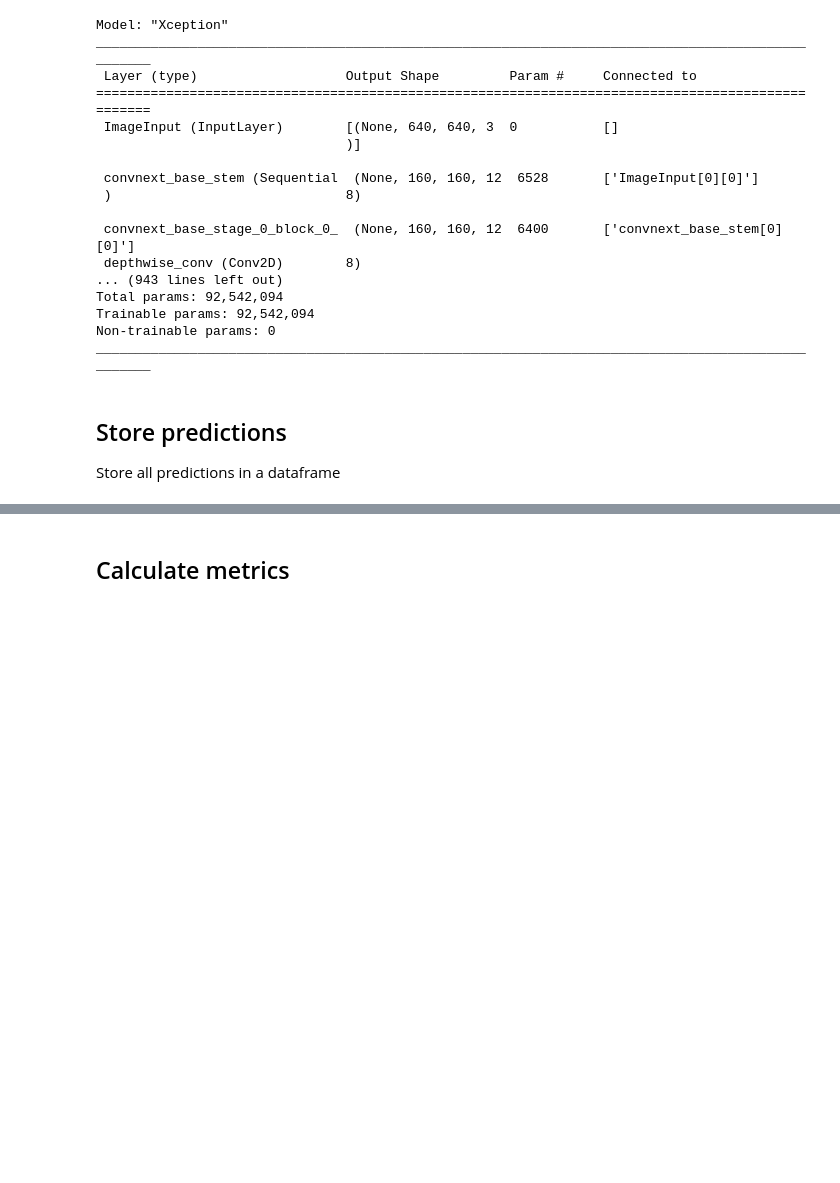
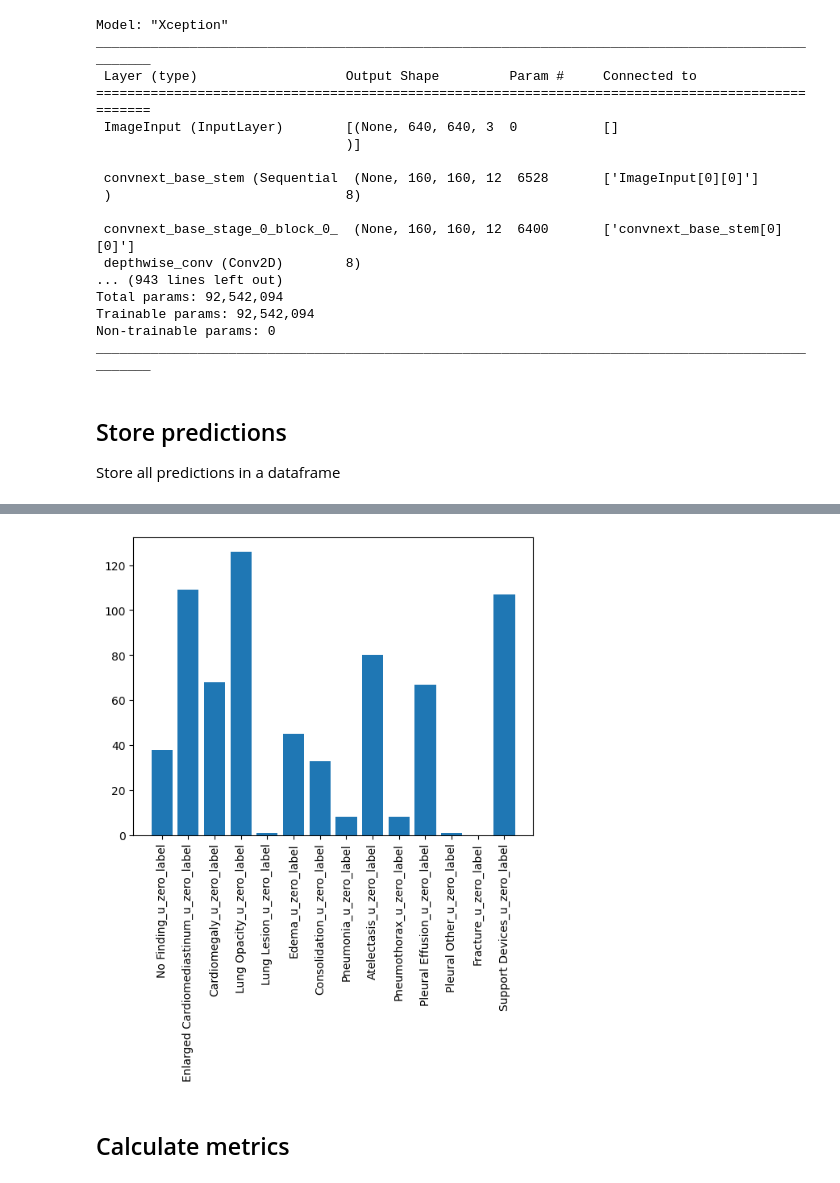
Before and after one commit to smith478/medical-imaging, a Jupyter notebook: notebooks/model_analysis.ipynb, the cells around one changed output, grey strips where cells are left out. Cells and saved outputs as stored; diff of their text form; code cells hidden in the pictures; blank space fills up the shorter version.

Commit message:
Updating model analysis code

```diff
--- a/notebooks/model_analysis.ipynb
+++ b/notebooks/model_analysis.ipynb
@@ -37,3 +133,10 @@ Store all predictions in a dataframe
 # %%
 pred_columns = [col_name + '_pred' for col_name in targets]
 target_columns = [col_name + '_label' for col_name in targets]
+# %%
+all_model_preds = pd.DataFrame(0, index=np.arange(len(X_val)), columns=pred_columns)
+# %%
+for i, path in enumerate(X_val):
+    if i % 10 == 0:
+        print(f'{i} out of {len(X_val)}')
+    all_model_preds.iloc[i, :] = model_predict(path=path, model=model)[0]
@@ -40,2 +177,14 @@ target_columns = [col_name + '_label' for col_name in targets]
+# %%
+results = pd.DataFrame(data=y_val, columns=target_columns)
+results = pd.concat([results, all_model_preds], axis=1)
+# %%
+y = results[target_columns].values
+pred = results[pred_columns].values
+# %%
+plt.xticks(rotation=90)
+plt.bar(x = target_columns, height= y.sum(axis=0))
+plt.show()
+# %% [output]
+[figure, added]
 # %% [markdown]
 ## Calculate metrics
```
Also changed, not shown: parts of 27 cells of this notebook.
